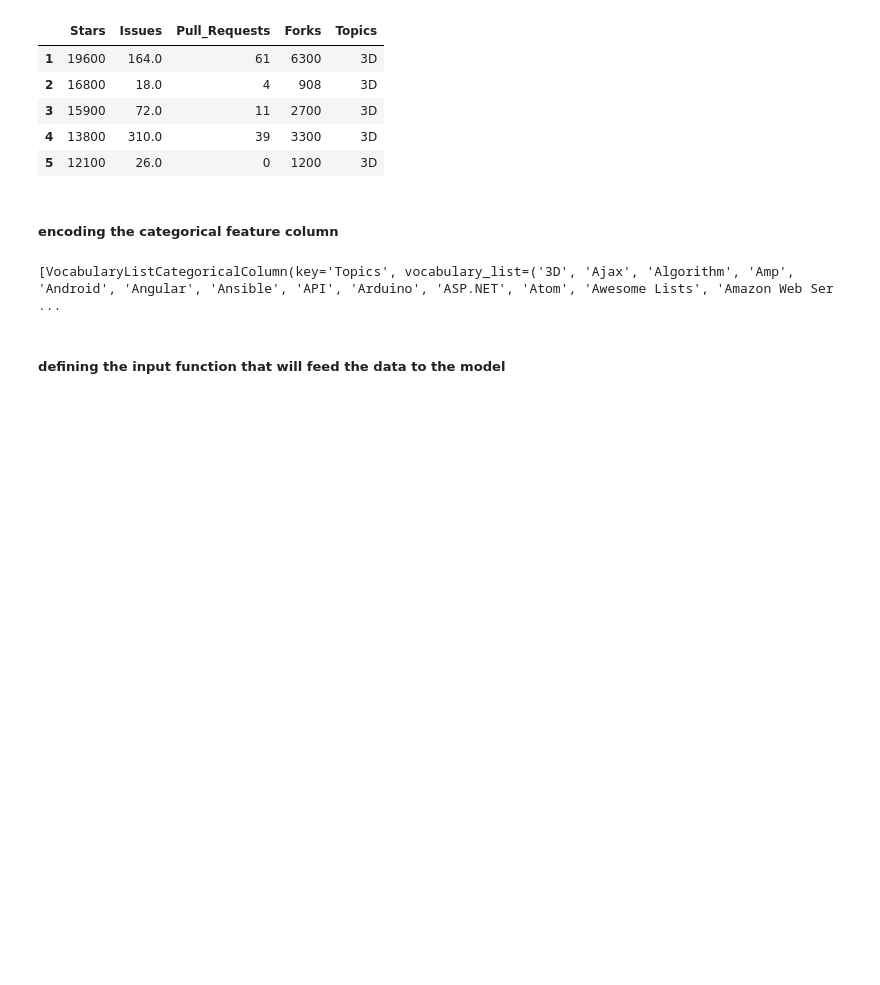
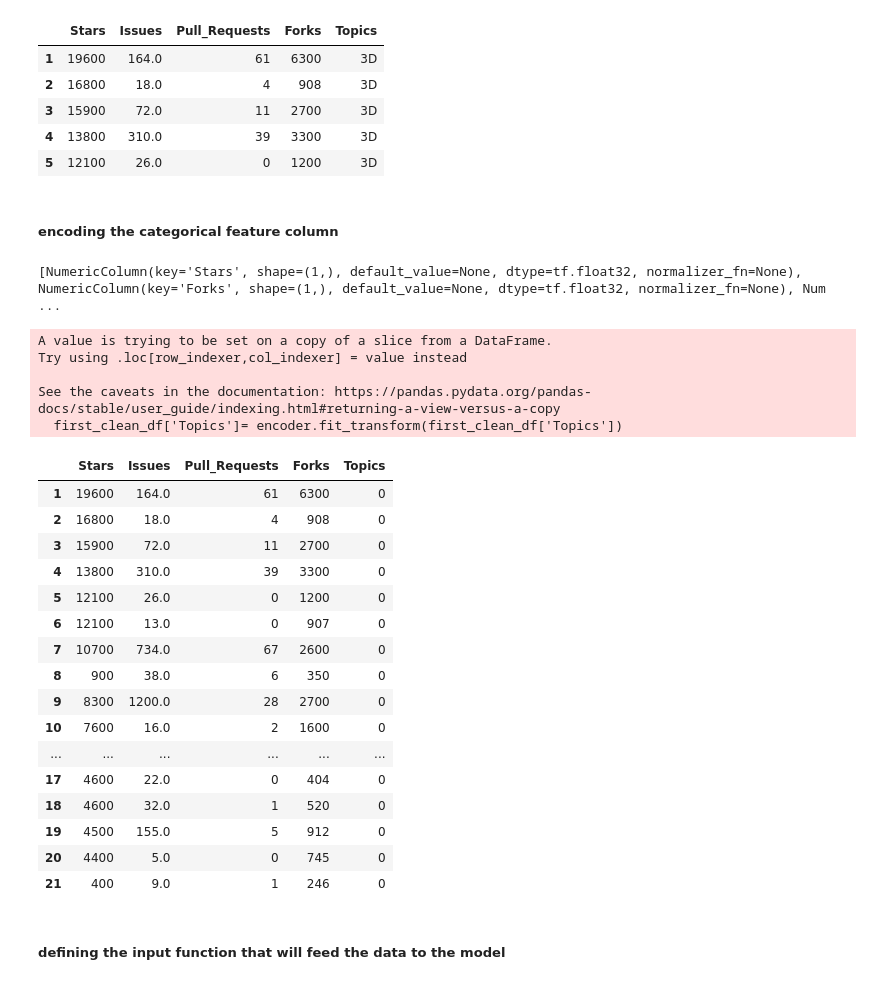
Before and after one commit to Beatrix-droid/github_repos-2022-data-analysis, a Jupyter notebook: github analysis.ipynb, the cells around one changed output. Cells and saved outputs as stored; diff of their text form; code cells hidden in the pictures; blank space fills up the shorter version.

```diff
--- a/github analysis.ipynb
+++ b/github analysis.ipynb
@@ -186,21 +188,41 @@ first_clean_df.head()
 ##### encoding the categorical feature column
 # %%
 #first encode the categorical columns
-feature_columns=[]
-
-#gets a list of all unique values from the topics feature column and one hot encodes them
+encoder = LabelEncoder()
+first_clean_df['Topics']= encoder.fit_transform(first_clean_df['Topics'])
 
 
-vocabulary = first_clean_df["Topics"].unique()
-feature_columns.append(tf.feature_column.categorical_column_with_vocabulary_list("Topics", vocabulary))
-
+feature_columns=[]
 
 for feature in numerical_columns:
     feature_columns.append(tf.feature_column.numeric_column(feature, dtype=tf.float32))
 
 print(feature_columns)
+first_clean_df.head(20)
 # %% [output]
-[VocabularyListCategoricalColumn(key='Topics', vocabulary_list=('3D', 'Ajax', 'Algorithm', 'Amp', 'Android', 'Angular', 'Ansible', 'API', 'Arduino', 'ASP.NET', 'Atom', 'Awesome Lists', 'Amazon Web Ser ...
+[NumericColumn(key='Stars', shape=(1,), default_value=None, dtype=tf.float32, normalizer_fn=None), NumericColumn(key='Forks', shape=(1,), default_value=None, dtype=tf.float32, normalizer_fn=None), Num ...
+A value is trying to be set on a copy of a slice from a DataFrame.
+Try using .loc[row_indexer,col_indexer] = value instead
+
+See the caveats in the documentation: https://pandas.pydata.org/pandas-docs/stable/user_guide/indexing.html#returning-a-view-versus-a-copy
+  first_clean_df['Topics']= encoder.fit_transform(first_clean_df['Topics'])
+|  | Stars | Issues | Pull_Requests | Forks | Topics |
+| 1 | 19600 | 164.0 | 61 | 6300 | 0 |
+| 2 | 16800 | 18.0 | 4 | 908 | 0 |
+| 3 | 15900 | 72.0 | 11 | 2700 | 0 |
+| 4 | 13800 | 310.0 | 39 | 3300 | 0 |
+| 5 | 12100 | 26.0 | 0 | 1200 | 0 |
+| 6 | 12100 | 13.0 | 0 | 907 | 0 |
+| 7 | 10700 | 734.0 | 67 | 2600 | 0 |
+| 8 | 900 | 38.0 | 6 | 350 | 0 |
+| 9 | 8300 | 1200.0 | 28 | 2700 | 0 |
+| 10 | 7600 | 16.0 | 2 | 1600 | 0 |
+| ... | ... | ... | ... | ... | ... |
+| 17 | 4600 | 22.0 | 0 | 404 | 0 |
+| 18 | 4600 | 32.0 | 1 | 520 | 0 |
+| 19 | 4500 | 155.0 | 5 | 912 | 0 |
+| 20 | 4400 | 5.0 | 0 | 745 | 0 |
+| 21 | 400 | 9.0 | 1 | 246 | 0 |
 # %% [markdown]
 ##### defining the input function that will feed the data to the model
 # %%
```
Also changed, not shown: parts of 7 cells of this notebook.
